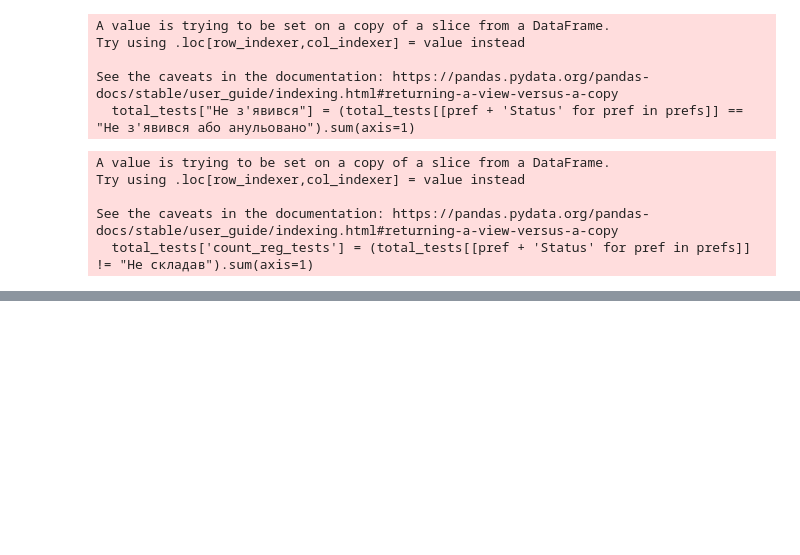
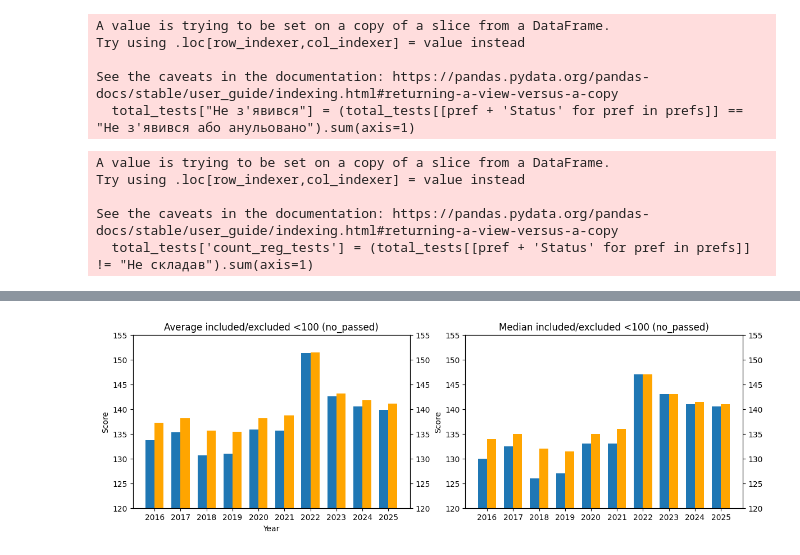
Before and after one commit to Chocopie-DA/ZNO-NMT-score-analysis, a Jupyter notebook: analysis_zno_nmt.ipynb, the cells around one changed output, grey strips where cells are left out. Saved outputs shown, nothing was run; the diff lists cells and outputs as text; code cells hidden in the pictures; blank space fills up the shorter version.

```diff
--- a/analysis_zno_nmt.ipynb
+++ b/analysis_zno_nmt.ipynb
@@ -199,0 +277,8 @@ noshow_by_year
+# %%
+passed_median_ball_by_year = balls.groupby('Year')['median_by_passed_person'].median().reset_index()
+# %%
+median_ball_by_year = balls.groupby('Year')['median_by_person'].median().reset_index()
+# %%
+median_ball = median_ball_by_year.merge(passed_median_ball_by_year)
+# %%
+by_year = median_ball.merge(mean_ball, on='Year')
@@ -199,0 +299,33 @@ noshow_by_year
+# %%
+fig, ax = plt.subplots(ncols=2, figsize=(14, 4))
+x = np.arange(len(by_year['Year']))
+width = 0.35
+
+ax[0].bar(x - width/2, by_year['avg_by_person'], width=width)
+ax[0].set_ylim(120, 155)
+ax1 = ax[0].twinx()
+ax1.bar(x + width/2, by_year['avg_by_passed_person'], width=width, color='orange')
+ax1.set_ylim(120, 155)
+
+ax[1].bar(x - width/2, by_year['median_by_person'], width=width)
+ax[1].set_ylim(120, 155)
+ax2 = ax[1].twinx()
+ax2.bar(x + width/2, by_year['median_by_passed_person'], width=width, color='orange')
+ax2.set_ylim(120, 155)
+
+ax[0].set_xticks(x)
+ax[0].set_xticklabels(by_year['Year'])
+ax[1].set_xticks(x)
+ax[1].set_xticklabels(by_year['Year'])
+
+ax[0].set_ylabel('Score')
+ax[1].set_ylabel('Score')
+ax[0].set_xlabel('Year')
+ax[0].set_xlabel('Year')
+
+ax[0].set_title('Average included/excluded <100 (no_passed)')
+ax[1].set_title('Median included/excluded <100 (no_passed)')
+
+mean_median_by_year_plot = fig
+# %% [output]
+[figure, added]
```
Also changed, not shown: parts of 41 cells of this notebook, 1 other file.
